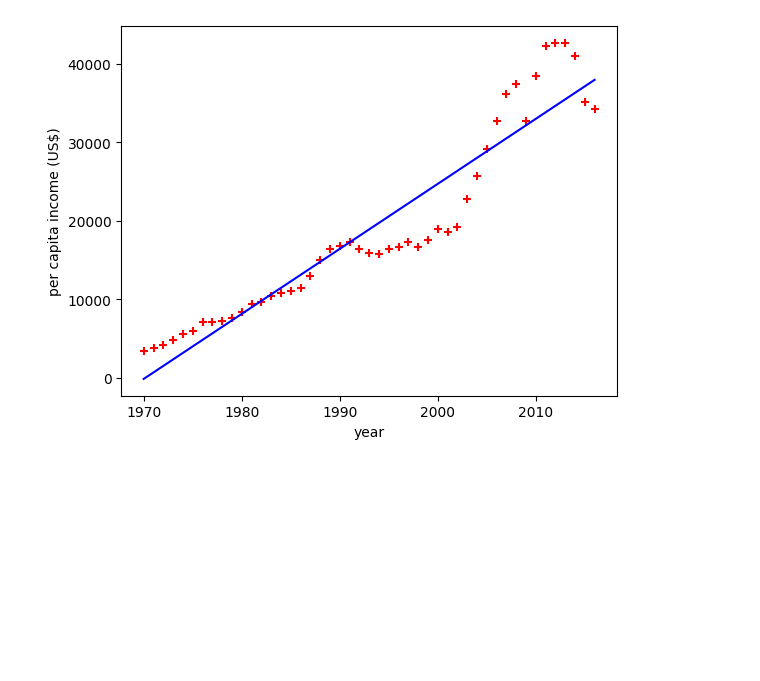
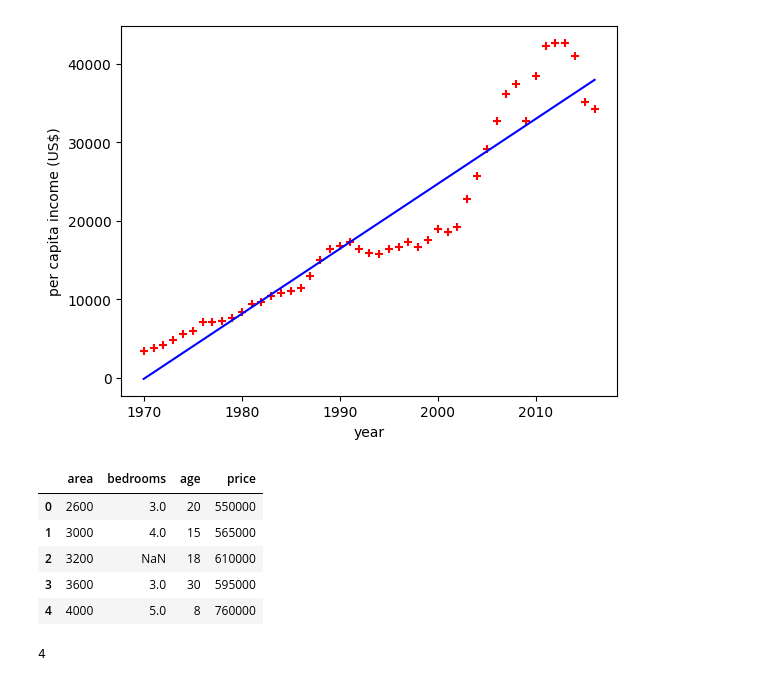
Before and after one commit to josefigarola/ML_Practices, a Jupyter notebook: SimpleConcepts/LR/LinearRegression.ipynb, the cells around one changed output. Saved outputs shown, nothing was run; the diff lists cells and outputs as text; code cells hidden in the pictures; blank space fills up the shorter version.

```diff
--- a/SimpleConcepts/LR/LinearRegression.ipynb
+++ b/SimpleConcepts/LR/LinearRegression.ipynb
@@ -47,3 +47,18 @@ plt.plot(df.year, reg.predict(df[['year']]), color='blue')
 # %% [output]
 [<matplotlib.lines.Line2D at 0x...>]
 [figure]
+# %%
+df = pd.read_csv("homeprices.csv")
+df.head()
+# %% [output]
+|  | area | bedrooms | age | price |
+| 0 | 2600 | 3.0 | 20 | 550000 |
+| 1 | 3000 | 4.0 | 15 | 565000 |
+| 2 | 3200 | NaN | 18 | 610000 |
+| 3 | 3600 | 3.0 | 30 | 595000 |
+| 4 | 4000 | 5.0 | 8 | 760000 |
+# %%
+median_bedrooms = int(df.bedrooms.median())
+median_bedrooms
+# %% [output]
+4
```
